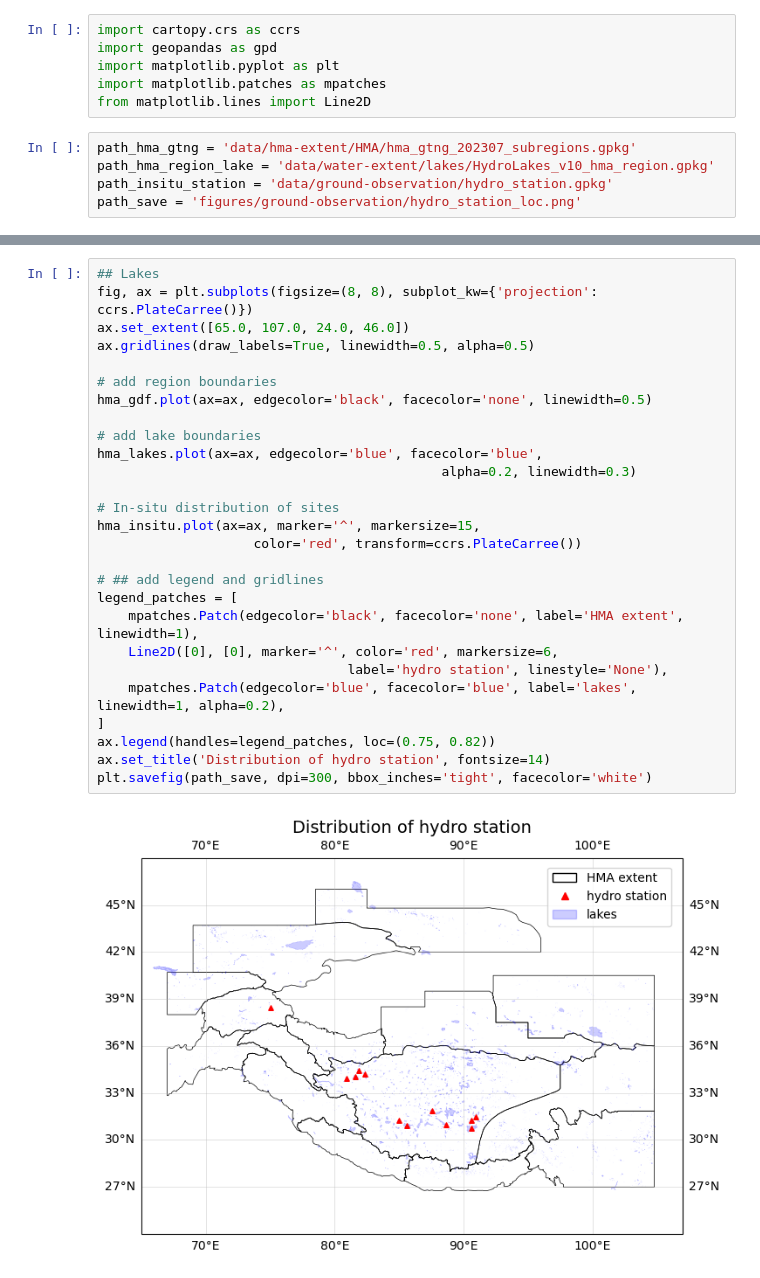
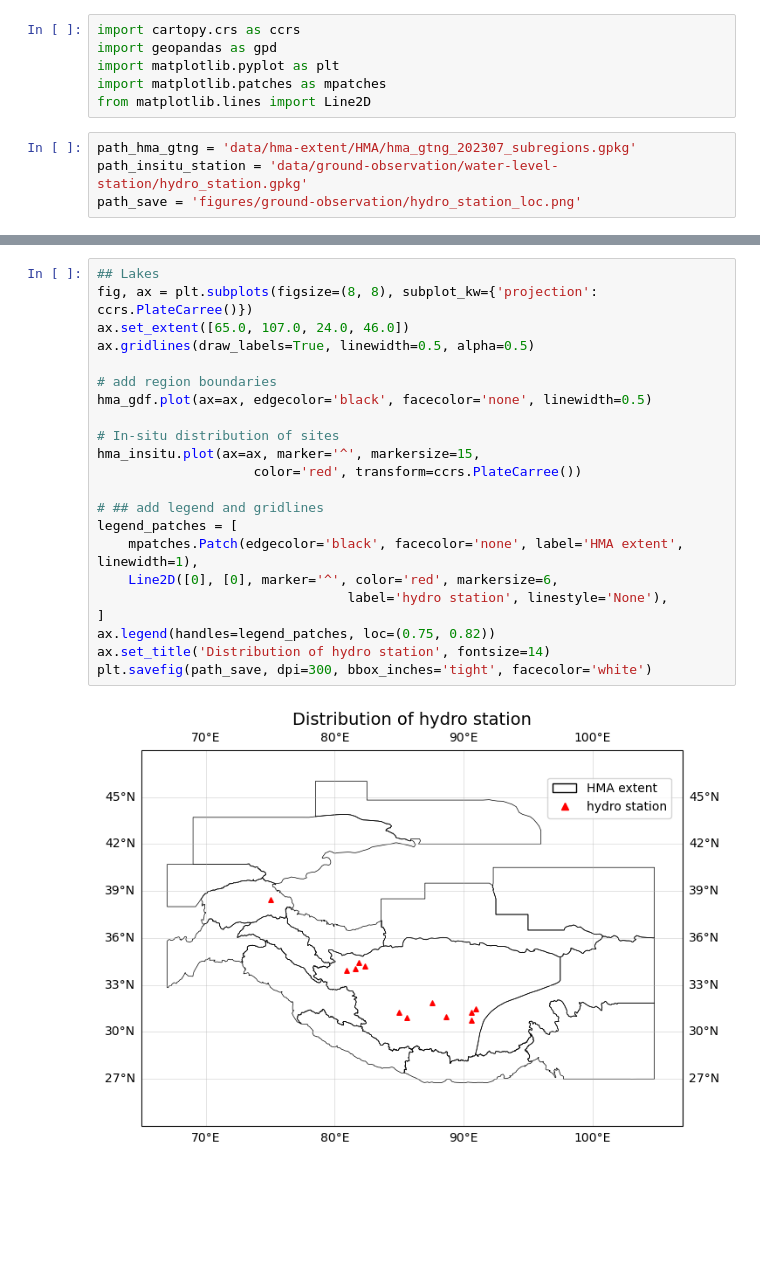
Before and after one commit to Hydrological-Observation-Group/HMA-GIS-Data, a Jupyter notebook: visual/ground-observation/1_1_hydro_station_loc.ipynb, the cells around one changed output, grey strips where cells are left out. Drawn from its saved outputs; the diff is of its cells as text; blank space fills up the shorter version.

```diff
--- a/visual/ground-observation/1_1_hydro_station_loc.ipynb
+++ b/visual/ground-observation/1_1_hydro_station_loc.ipynb
@@ -8,8 +8,7 @@ import matplotlib.patches as mpatches
 from matplotlib.lines import Line2D
 # %%
 path_hma_gtng = 'data/hma-extent/HMA/hma_gtng_202307_subregions.gpkg'
-path_hma_region_lake = 'data/water-extent/lakes/HydroLakes_v10_hma_region.gpkg'
-path_insitu_station = 'data/ground-observation/hydro_station.gpkg'
+path_insitu_station = 'data/ground-observation/water-level-station/hydro_station.gpkg'
 path_save = 'figures/ground-observation/hydro_station_loc.png'
 # %%
 ### read in data
@@ -25,29 +23,24 @@ hma_insitu.head(3)
 # %%
 ## Lakes
 fig, ax = plt.subplots(figsize=(8, 8), subplot_kw={'projection': ccrs.PlateCarree()})
 ax.set_extent([65.0, 107.0, 24.0, 46.0])
 ax.gridlines(draw_labels=True, linewidth=0.5, alpha=0.5)
 
 # add region boundaries
 hma_gdf.plot(ax=ax, edgecolor='black', facecolor='none', linewidth=0.5)
-
-# add lake boundaries
-hma_lakes.plot(ax=ax, edgecolor='blue', facecolor='blue',
-                                            alpha=0.2, linewidth=0.3)
 
 # In-situ distribution of sites
 hma_insitu.plot(ax=ax, marker='^', markersize=15,
                     color='red', transform=ccrs.PlateCarree())
 
 # ## add legend and gridlines
 legend_patches = [
     mpatches.Patch(edgecolor='black', facecolor='none', label='HMA extent', linewidth=1),
     Line2D([0], [0], marker='^', color='red', markersize=6,
                                 label='hydro station', linestyle='None'),
-    mpatches.Patch(edgecolor='blue', facecolor='blue', label='lakes', linewidth=1, alpha=0.2),
 ]
 ax.legend(handles=legend_patches, loc=(0.75, 0.82))
 ax.set_title('Distribution of hydro station', fontsize=14)
 plt.savefig(path_save, dpi=300, bbox_inches='tight', facecolor='white')
 # %% [output]
-[figure, old version]
+[figure, new version]
```
Also changed, not shown: parts of 1 cell of this notebook, 14 other files.
